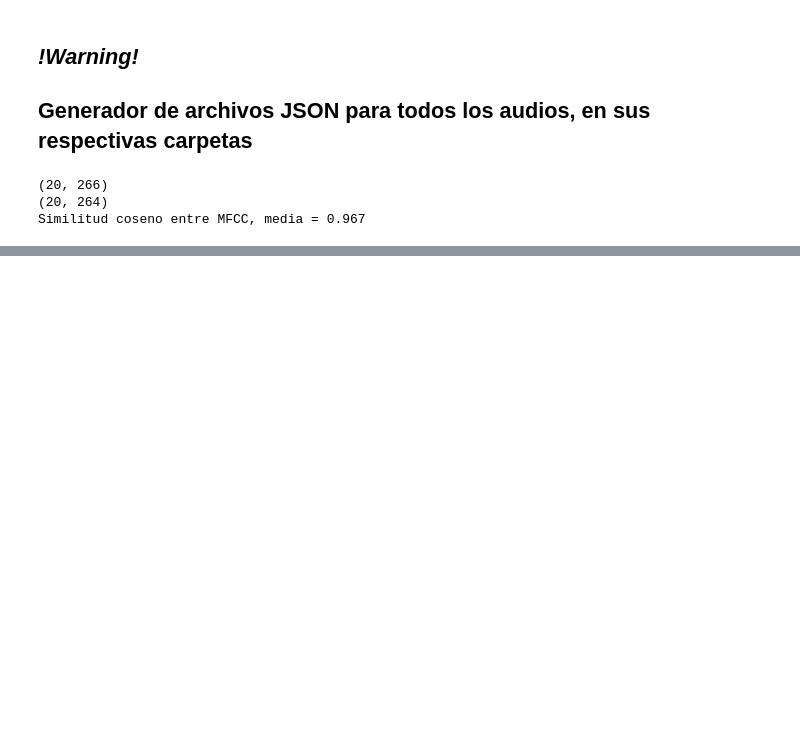
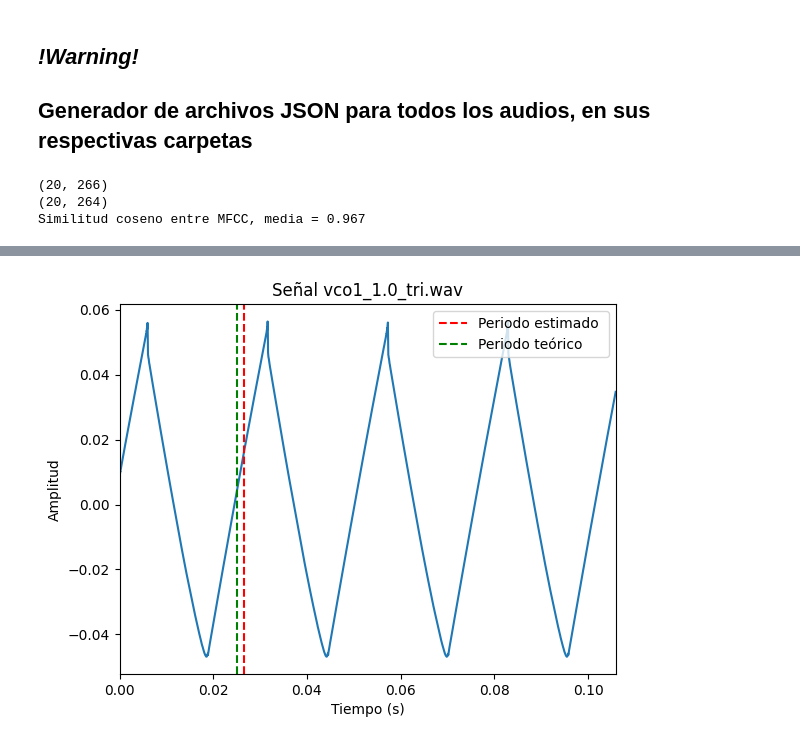
Before and after one commit to BoscoOlives/TFG-Kobol-BoscoOlives, a Jupyter notebook: TFG Standard Mode (funciona).ipynb, the cells around one changed output, grey strips where cells are left out. Cells and saved outputs as stored; diff of their text form; code cells hidden in the pictures; blank space fills up the shorter version.

```diff
--- a/TFG Standard Mode (funciona).ipynb
+++ b/TFG Standard Mode (funciona).ipynb
@@ -242,0 +248,83 @@ Similitud coseno entre MFCC, media = 0.967
+# %%
+frecuencias = [20, 30, 40, 60, 80, 120, 160, 240, 320, 480, 640, 960, 1280, 1920, 2560, 3840, 5120, 7680, 10240, 15360, 20480]
+voltajes = [0.0, 0.5, 1.0, 1.5, 2.0, 2.5, 3.0, 3.5, 4.0, 4.5, 5.0, 5.5, 6.0, 6.5, 7.0, 7.5, 8.0, 8.5, 9.0, 9.5, 10.0]
+
+def buscar_frecuencia(texto, frecuencias, voltajes):
+    for i, voltaje in enumerate(voltajes):
+        if str(voltaje) in texto:
+            return frecuencias[i]
+    return None
+# %%
+# input_file = '/mnt/c/Users/bosco/Desktop/TFG/TFG-Kobol-BoscoOlives/rsf_kobol_expander_2-vco/audio/vco1/sawtooth/vco1_1.0_saw.wav'
+input_file = '/mnt/c/Users/bosco/Desktop/TFG/TFG-Kobol-BoscoOlives/rsf_kobol_expander_2-vco/audio/vco1/triangular/vco1_1.0_tri.wav'
+
+file_name = input_file.split("/")[-1]
+
+freq_fund = buscar_frecuencia(file_name, frecuencias, voltajes)
+
+audio, sampleRate = librosa.load(input_file)
+
+
+# Realizar la transformada de Fourier
+fft = np.fft.fft(audio)
+
+# Obtener la amplitud de la transformada
+magnitude = np.abs(fft)
+
+# Obtener las frecuencias correspondientes
+frequencies = np.fft.fftfreq(len(audio), 1/sampleRate)
+
+# Encontrar la frecuencia fundamental
+for i in range(len(magnitude)):
+    if magnitude[i]>100:
+        fundamental_freq = np.abs(frequencies[i])
+        break
+
+#Esta forma no siempre funciona ya que la frec. fundamental puede tenr un harmonico de mayor magnitud que ella misma
+# fundamental_freq = np.abs(frequencies[np.argmax(magnitude)])
+
+
+# Calcular el periodo estimado
+period = 1 / fundamental_freq
+
+period = np.abs(period)
+
+
+print('Frequencia fund. del señal calculada: ' + str(fundamental_freq))
+print('Frequencia fund. del señal según la tabla: ' + str(freq_fund))
+
+# Calcular la duración total de la señal
+total_time = len(audio) / sampleRate
+
+# Definir los límites del eje x como un rango que cubra 4 veces el período
+x_lim = [0, 4 * period]
+
+# Realizar el plot de la señal
+plt.plot(np.arange(len(audio)) / sampleRate, audio)
+plt.xlabel('Tiempo (s)')
+plt.ylabel('Amplitud')
+plt.title('Señal ' + file_name)
+plt.axvline(x=period, color='r', linestyle='--', label='Periodo estimado ')
+period_theoric = 1/freq_fund
+
+
+plt.axvline(x=period_theoric, color='g', linestyle='--', label='Periodo teórico')
+
+plt.legend()
+plt.xlim(x_lim)
+plt.show()
+
+
+# Ejemplo de como visualizar  el espectro y marcar la freq. fundamental
+
+# Plot del espectro de frecuencias
+plt.plot(frequencies[:len(frequencies)//2], 20 * np.log10(magnitude[:len(magnitude)//2]))
+plt.xlabel("Frecuencia (Hz)")
+plt.ylabel("Amplitud (dB)")
+plt.xlim([0, sampleRate/2])
+plt.ylim([-60, 30])
+
+plt.axvline(x=fundamental_freq, color='r', linestyle='--', label='Frecuencia fundamental: ' + str(fundamental_freq))
+plt.legend()
+plt.show()
+# %% [output]
@@ -242,0 +333 @@ Similitud coseno entre MFCC, media = 0.967
+[figure, added]
```
Also changed, not shown: parts of 6 cells of this notebook.
